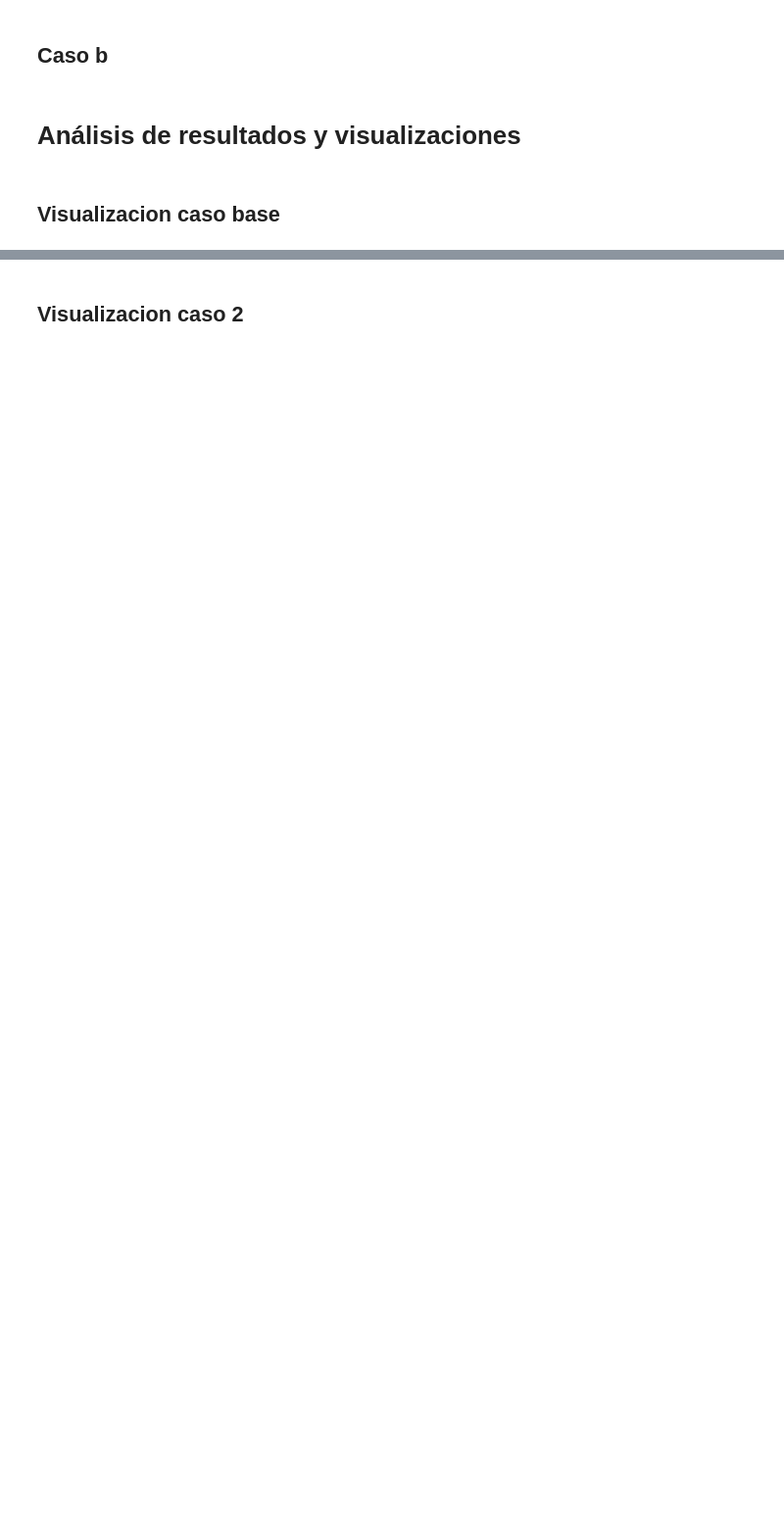
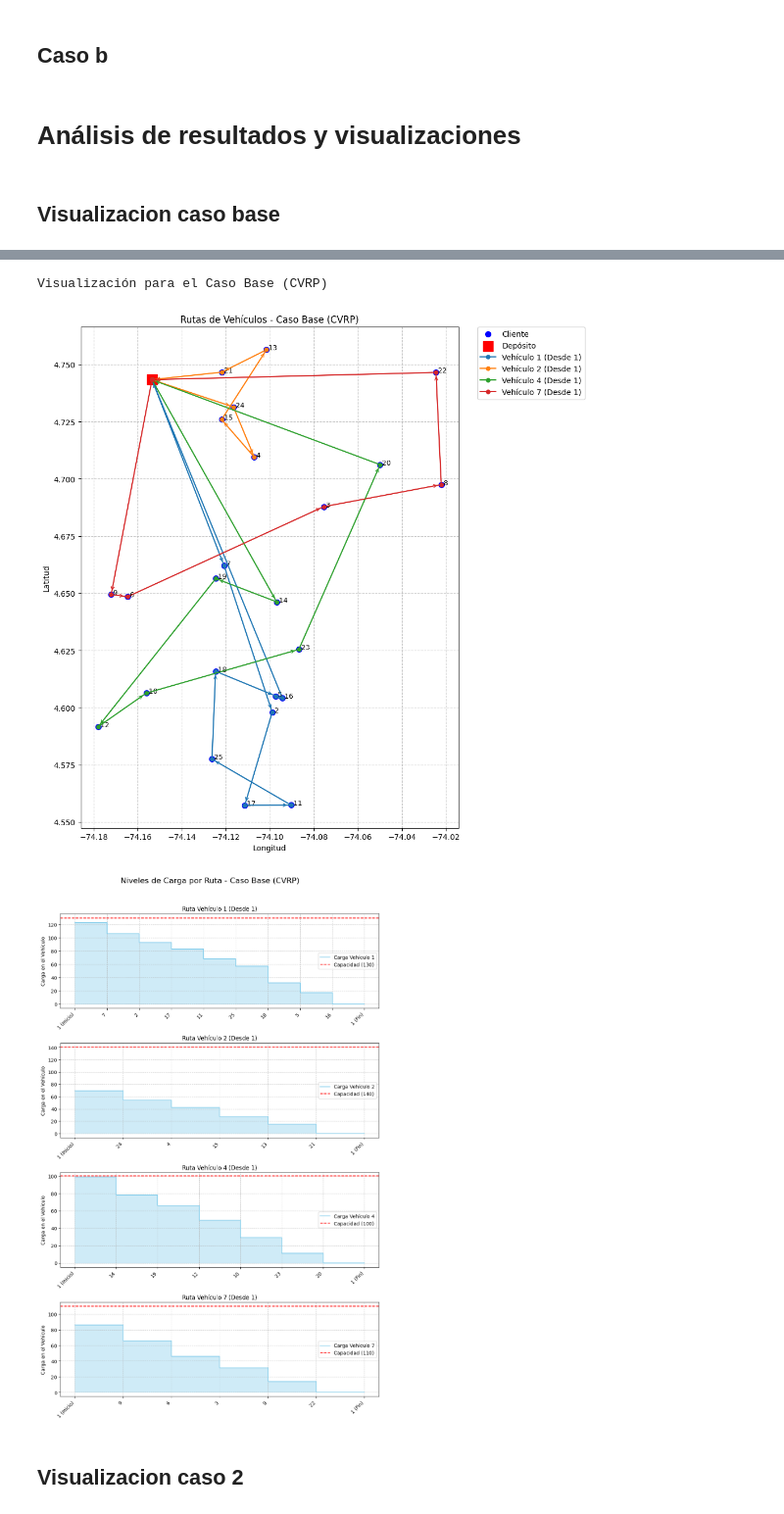
Before and after one commit to j4vierb/LogistiCo-mos-project, a Jupyter notebook: entrega2_implementacion.ipynb, the cells around one changed output, grey strips where cells are left out. Shown at 98% size. Saved outputs shown, nothing was run; the diff lists cells and outputs as text; code cells hidden in the pictures; blank space fills up the shorter version.

Commit message:
Add: Verificaciones y  Visualizaciones

```diff
--- a/entrega2_implementacion.ipynb
+++ b/entrega2_implementacion.ipynb
@@ -784,2 +1002,39 @@ else:
+# %%
+print("Visualización para el Caso Base (CVRP)")
+
+if 'modelo' in locals() and 'resultados' in locals() and \
+   (resultados.solver.status == SolverStatus.ok) and \
+   (resultados.solver.termination_condition == TerminationCondition.optimal or \
+    resultados.solver.termination_condition == TerminationCondition.feasible or \
+    resultados.solver.termination_condition == TerminationCondition.maxTimeLimit):
+    nombre_param_capacidad_caso_base = "capacidad"
+    if not hasattr(modelo, nombre_param_capacidad_caso_base):
+        if hasattr(modelo, "capacidad_vehiculo"):
+             nombre_param_capacidad_caso_base = "capacidad_vehiculo"
+        else:
+            print(f"ADVERTENCIA: No se encontró el parámetro de capacidad '{nombre_param_capacidad_caso_base}' o 'capacidad_vehiculo' en el modelo base.")
+
+
+    rutas_info_caso_base = extraer_datos_rutas(
+        pyomo_model=modelo,
+        df_all_locations=df_ubicaciones_para_matriz,
+        df_clients_data=df_clientes,
+        df_vehicles_data=df_vehiculos,
+        param_name_vehicle_capacity=nombre_param_capacidad_caso_base,
+        single_depot_id=deposito_principal_id
+    )
+
+    if rutas_info_caso_base:
+        graficar_rutas(rutas_info_caso_base, df_ubicaciones_para_matriz, titulo="Rutas de Vehículos - Caso Base (CVRP)")
+        graficar_niveles_carga(rutas_info_caso_base, titulo="Niveles de Carga por Ruta - Caso Base (CVRP)")
+    else:
+        print("No se extrajeron rutas válidas para visualizar en el Caso Base.")
+
+else:
+    print("No se encontró una solución válida para el Caso Base o las variables del modelo no están definidas.")
+# %% [output]
+Visualización para el Caso Base (CVRP)
+[figure, added]
+[figure, added]
 # %% [markdown]
 ## Visualizacion caso 2
```
Also changed, not shown: parts of 8 cells of this notebook, 1 other file.
